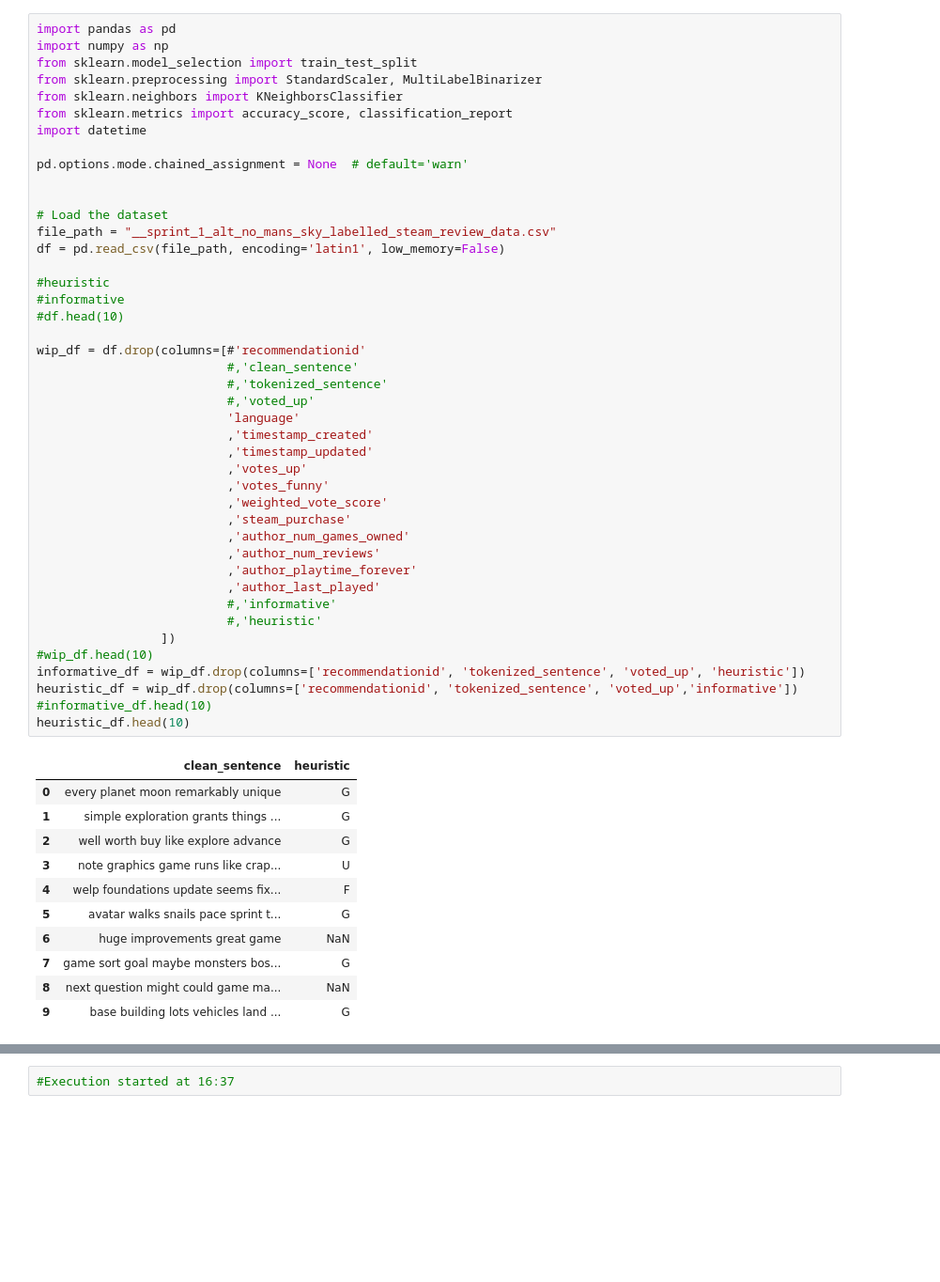
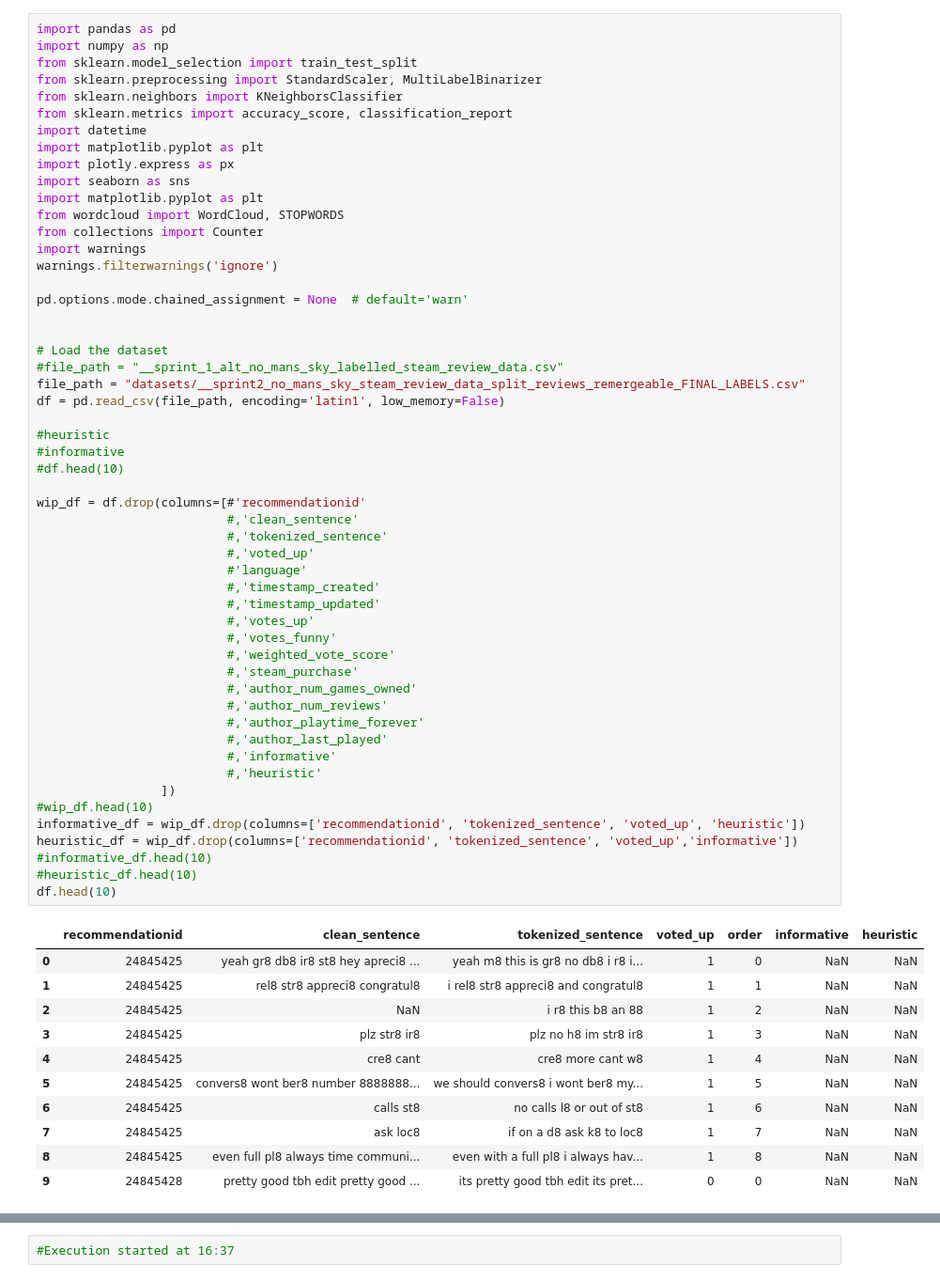
Before and after one commit to sabink6/game-pulse, a Jupyter notebook: multi_labelling_models.ipynb, the cells around one changed output, grey strips where cells are left out. Shown at 94% size. Saved outputs shown, nothing was run; the diff lists cells and outputs as text; blank space fills up the shorter version.

Commit message:
Final labelling and constructive labelling predictions

```diff
--- a/multi_labelling_models.ipynb
+++ b/multi_labelling_models.ipynb
@@ -2,57 +2,67 @@
 import pandas as pd
 import numpy as np
 from sklearn.model_selection import train_test_split
 from sklearn.preprocessing import StandardScaler, MultiLabelBinarizer
 from sklearn.neighbors import KNeighborsClassifier
 from sklearn.metrics import accuracy_score, classification_report
 import datetime
+import matplotlib.pyplot as plt
+import plotly.express as px
+import seaborn as sns
+import matplotlib.pyplot as plt
+from wordcloud import WordCloud, STOPWORDS
+from collections import Counter
+import warnings
+warnings.filterwarnings('ignore')
 
 pd.options.mode.chained_assignment = None  # default='warn'
 
 
 # Load the dataset
-file_path = "__sprint_1_alt_no_mans_sky_labelled_steam_review_data.csv"
+#file_path = "__sprint_1_alt_no_mans_sky_labelled_steam_review_data.csv"
+file_path = "datasets/__sprint2_no_mans_sky_steam_review_data_split_reviews_remergeable_FINAL_LABELS.csv"
 df = pd.read_csv(file_path, encoding='latin1', low_memory=False)
 
 #heuristic
 #informative
 #df.head(10)
 
 wip_df = df.drop(columns=[#'recommendationid'
                           #,'clean_sentence'
                           #,'tokenized_sentence'
                           #,'voted_up'
-                          'language'
-                          ,'timestamp_created'
-                          ,'timestamp_updated'
-                          ,'votes_up'
-                          ,'votes_funny'
-                          ,'weighted_vote_score'
-                          ,'steam_purchase'
-                          ,'author_num_games_owned'
-                          ,'author_num_reviews'
-                          ,'author_playtime_forever'
-                          ,'author_last_played'
+                          #'language'
+                          #,'timestamp_created'
+                          #,'timestamp_updated'
+                          #,'votes_up'
+                          #,'votes_funny'
+                          #,'weighted_vote_score'
+                          #,'steam_purchase'
+                          #,'author_num_games_owned'
+                          #,'author_num_reviews'
+                          #,'author_playtime_forever'
+                          #,'author_last_played'
                           #,'informative'
                           #,'heuristic'
                  ])
 #wip_df.head(10)
 informative_df = wip_df.drop(columns=['recommendationid', 'tokenized_sentence', 'voted_up', 'heuristic'])
 heuristic_df = wip_df.drop(columns=['recommendationid', 'tokenized_sentence', 'voted_up','informative'])
 #informative_df.head(10)
-heuristic_df.head(10)
+#heuristic_df.head(10)
+df.head(10)
 # %% [output]
-|  | clean_sentence | heuristic |
-| 0 | every planet moon remarkably unique | G |
-| 1 | simple exploration grants things ... | G |
-| 2 | well worth buy like explore advance | G |
-| 3 | note graphics game runs like crap... | U |
-| 4 | welp foundations update seems fix... | F |
-| 5 | avatar walks snails pace sprint t... | G |
-| 6 | huge improvements great game | NaN |
-| 7 | game sort goal maybe monsters bos... | G |
-| 8 | next question might could game ma... | NaN |
-| 9 | base building lots vehicles land ... | G |
+|  | recommendationid | clean_sentence | tokenized_sentence | voted_up | order | informative | heuristic |
+| 0 | 24845425 | yeah gr8 db8 ir8 st8 hey apreci8 ... | yeah m8 this is gr8 no db8 i r8 i... | 1 | 0 | NaN | NaN |
+| 1 | 24845425 | rel8 str8 appreci8 congratul8 | i rel8 str8 appreci8 and congratul8 | 1 | 1 | NaN | NaN |
+| 2 | 24845425 | NaN | i r8 this b8 an 88 | 1 | 2 | NaN | NaN |
+| 3 | 24845425 | plz str8 ir8 | plz no h8 im str8 ir8 | 1 | 3 | NaN | NaN |
+| 4 | 24845425 | cre8 cant | cre8 more cant w8 | 1 | 4 | NaN | NaN |
+| 5 | 24845425 | convers8 wont ber8 number 8888888... | we should convers8 i wont ber8 my... | 1 | 5 | NaN | NaN |
+| 6 | 24845425 | calls st8 | no calls l8 or out of st8 | 1 | 6 | NaN | NaN |
+| 7 | 24845425 | ask loc8 | if on a d8 ask k8 to loc8 | 1 | 7 | NaN | NaN |
+| 8 | 24845425 | even full pl8 always time communi... | even with a full pl8 i always hav... | 1 | 8 | NaN | NaN |
+| 9 | 24845428 | pretty good tbh edit pretty good ... | its pretty good tbh edit its pret... | 0 | 0 | NaN | NaN |
 # %%
 wip_df.columns
 # %% [output]
```
Also changed, not shown: parts of 38 cells of this notebook, 36 other files.
